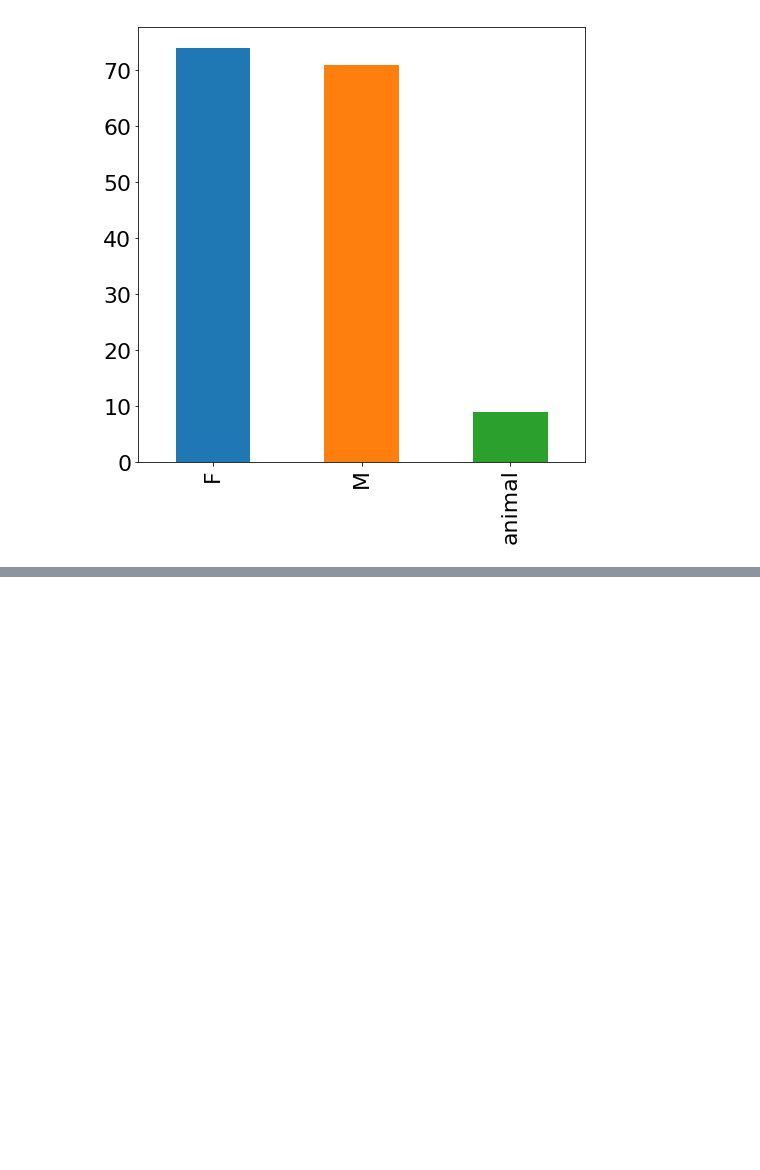
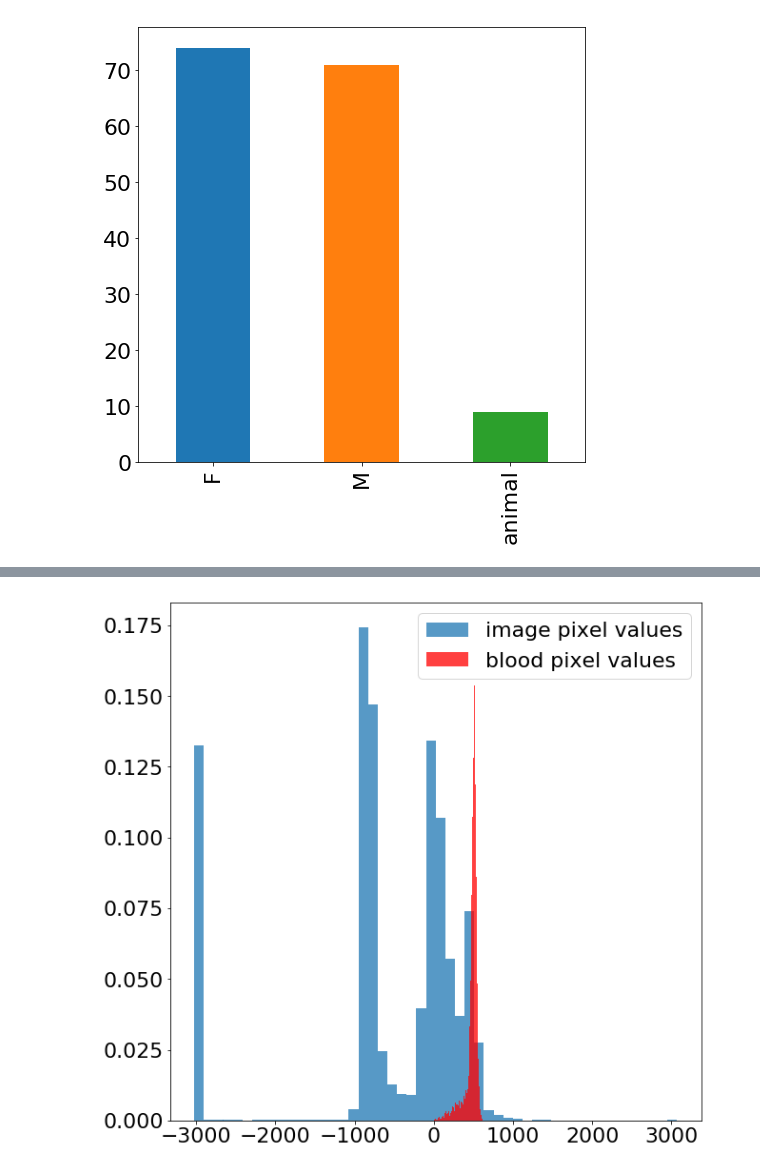
Before and after one commit to noahfields1/seg_regression, a Jupyter notebook: explore_vascular_data.ipynb, the cells around one changed output, grey strips where cells are left out. Cells and saved outputs as stored; diff of their text form; code cells hidden in the pictures; blank space fills up the shorter version.

```diff
--- a/explore_vascular_data.ipynb
+++ b/explore_vascular_data.ipynb
@@ -52,0 +107,16 @@ plt.show()
+# %%
+im_pix     = np.ravel(x)
+im_weights = np.zeros_like(im_pix) + 1. / im_pix.size
+
+blood_pix     = np.ravel(x[y>100])
+blood_weights = np.zeros_like(blood_pix) + 1. / blood_pix.size
+
+plt.figure(figsize=(10,10))
+plt.hist(im_pix, weights=im_weights, bins=50, alpha=0.75,
+         label='image pixel values')
+plt.hist(blood_pix, weights=blood_weights, color='red', bins=50, alpha=0.75,
+         label='blood pixel values')
+plt.legend()
+plt.show()
+# %% [output]
+[figure, added]
```
Also changed, not shown: parts of 8 cells of this notebook, 3 other files.
